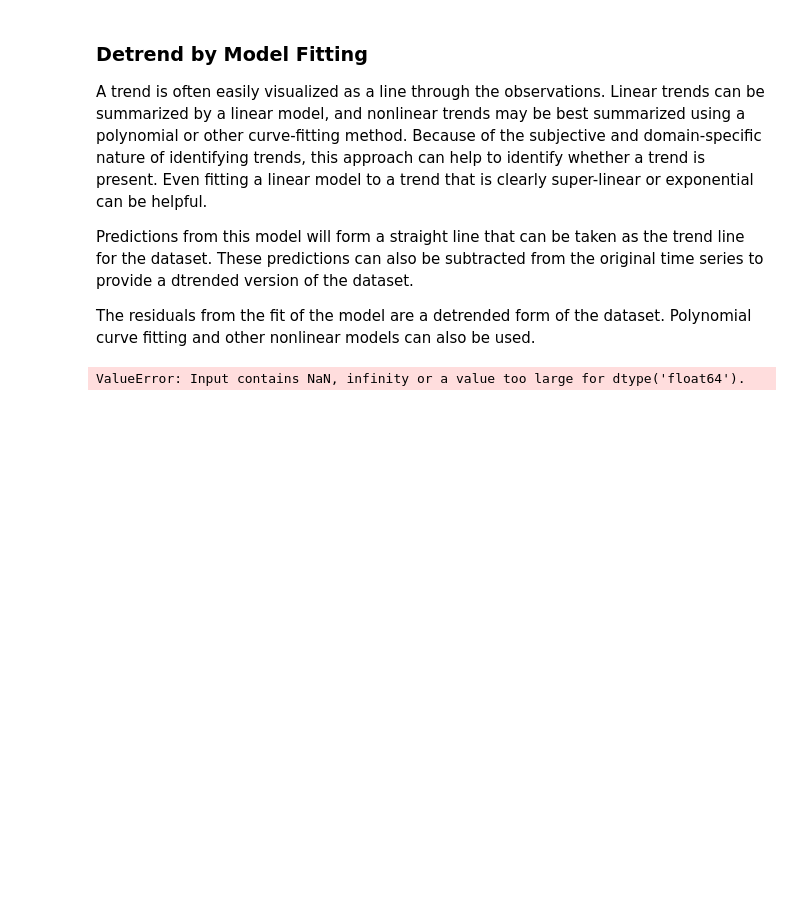
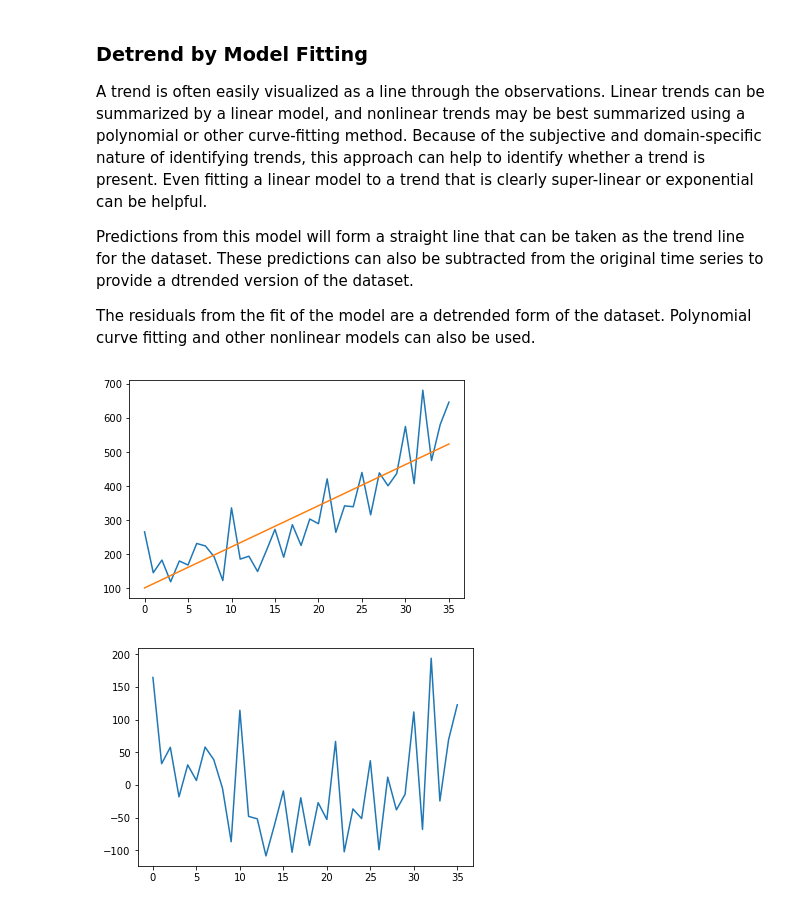
Before and after one commit to MichaelCHarrison/Time-Series-Forecasting-Notes, a Jupyter notebook: Chap 13 - Using and Removing Trends.ipynb, the cells around one changed output. Saved outputs shown, nothing was run; the diff lists cells and outputs as text; code cells hidden in the pictures; blank space fills up the shorter version.

```diff
--- a/Chap 13 - Using and Removing Trends.ipynb
+++ b/Chap 13 - Using and Removing Trends.ipynb
@@ -59,39 +59,43 @@ The residuals from the fit of the model are a detrended form of the dataset. Pol
 # %%
 # Using a linear model to detrend a time series
 from pandas import read_csv
 from pandas import datetime
 from sklearn.linear_model import LinearRegression
 from matplotlib import pyplot
 import pandas as pd
 import numpy as np
 
 def parser(x):
     try:
-        return datetime.strptime('190'+x, '%Y=%m')
+        return datetime.strptime('190'+x, '%Y-%m')
     except:
-        return pd.NaT
+        return value
 
-series = read_csv('shampoo.csv', header=0, parse_dates=[0], index_col=0, squeeze=True, date_parser=parser)
+
+series = read_csv("shampoo.csv", header=0, parse_dates=[0],
+                  index_col = 0, squeeze=True, date_parser=parser)
 
 #fit linear model
 X = [i for i in range(0, len(series))]
-X = numpy.reshape(X, len(X), 1)
+X = numpy.reshape(X, (len(X), 1))
+X = X[:-1]
 y = series.values
+y = y[:-1]
 model = LinearRegression()
 model.fit(X, y)
 #Calculate Trend
 trend = model.predict(X)
 
 #Plot Trend
-trend.plot()
-y.plot()
+pyplot.plot(y)
+pyplot.plot(trend)
 pyplot.show()
-
 # Detrended
-detrended = [y[i]-trend[i] for i in range(0, len(series))]
+detrended = [y[i]-trend[i] for i in range(0, (len(series)-1))]
 
 #Plot detrended
-detrended.plot()
+pyplot.plot(detrended)
 pyplot.show()
 # %% [output]
-ValueError: Input contains NaN, infinity or a value too large for dtype('float64').
+[figure, added]
+[figure, added]
```
Also changed, not shown: parts of 1 cell of this notebook.
